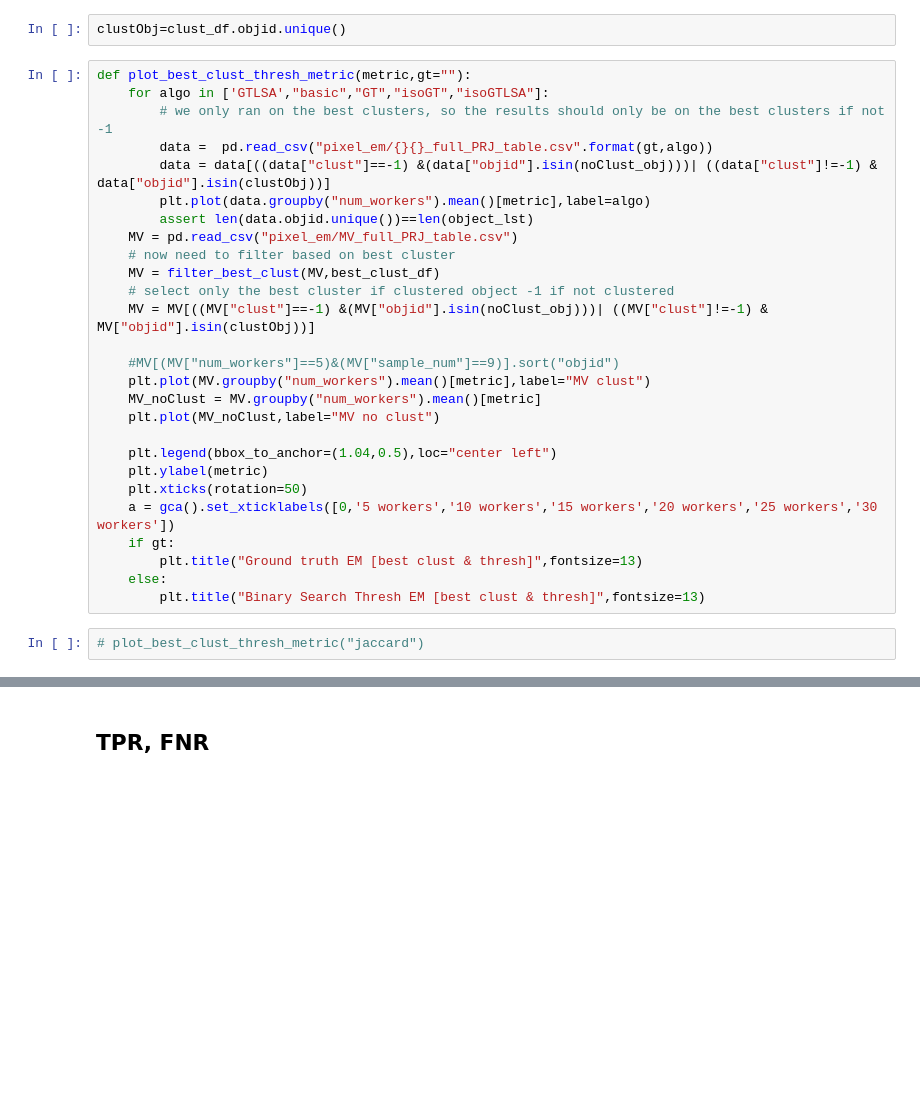
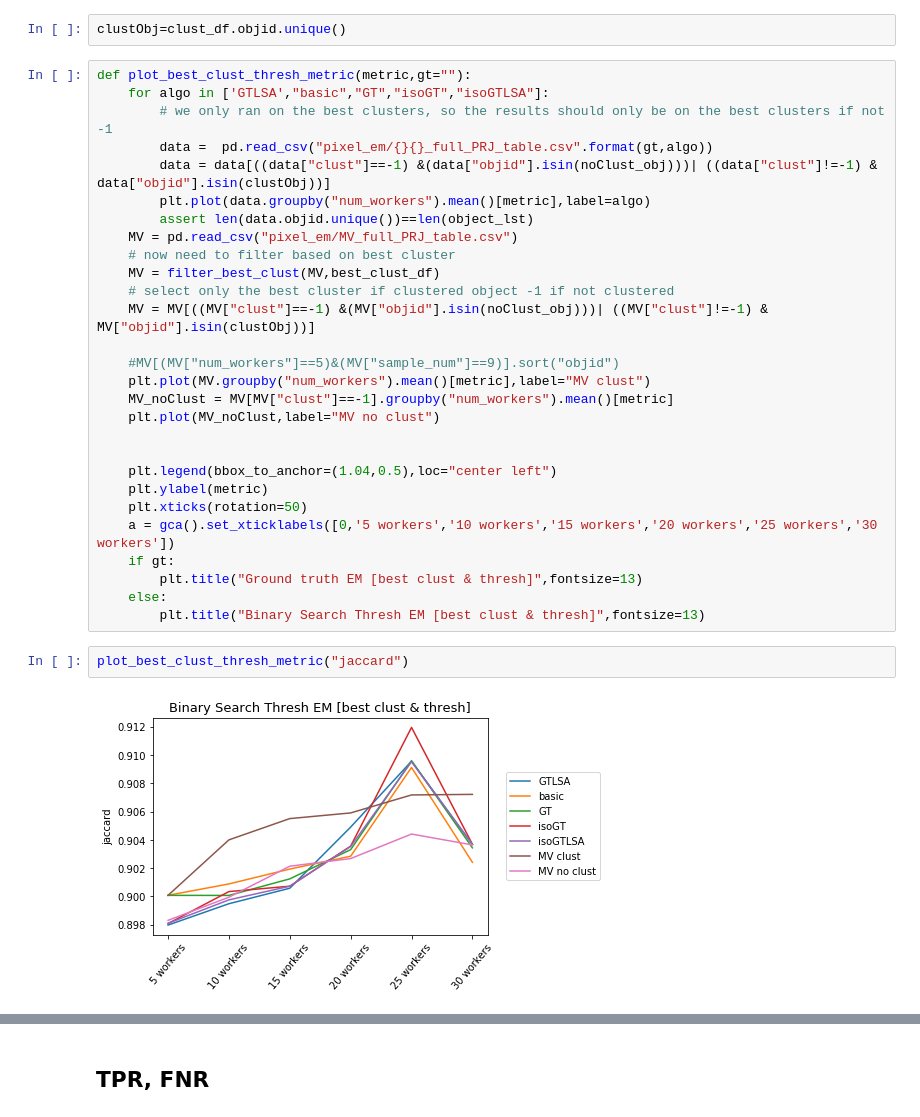
Before and after one commit to cognoscentai/segmentation, a Jupyter notebook: ipynb/CompleteDownstreamAnalysis.ipynb, the cells around one changed output, grey strips where cells are left out. Drawn from its saved outputs; the diff is of its cells as text; blank space fills up the shorter version.

```diff
--- a/ipynb/CompleteDownstreamAnalysis.ipynb
+++ b/ipynb/CompleteDownstreamAnalysis.ipynb
@@ -36,8 +36,9 @@ def plot_best_clust_thresh_metric(metric,gt=""):
 
     #MV[(MV["num_workers"]==5)&(MV["sample_num"]==9)].sort("objid")
     plt.plot(MV.groupby("num_workers").mean()[metric],label="MV clust")
-    MV_noClust = MV.groupby("num_workers").mean()[metric]
+    MV_noClust = MV[MV["clust"]==-1].groupby("num_workers").mean()[metric]
     plt.plot(MV_noClust,label="MV no clust")
+
 
     plt.legend(bbox_to_anchor=(1.04,0.5),loc="center left")
     plt.ylabel(metric)
@@ -47,5 +48,7 @@ def plot_best_clust_thresh_metric(metric,gt=""):
         plt.title("Ground truth EM [best clust & thresh]",fontsize=13)
     else:
         plt.title("Binary Search Thresh EM [best clust & thresh]",fontsize=13)
-# %%
-# plot_best_clust_thresh_metric("jaccard")
+# %%
+plot_best_clust_thresh_metric("jaccard")
+# %% [output]
+[figure, added]
```
Also changed, not shown: parts of 7 cells of this notebook, 2 other files.
